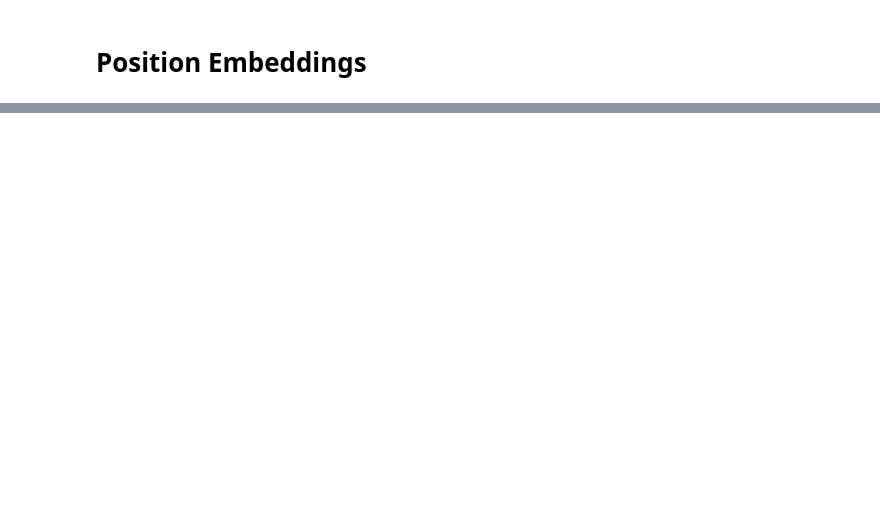
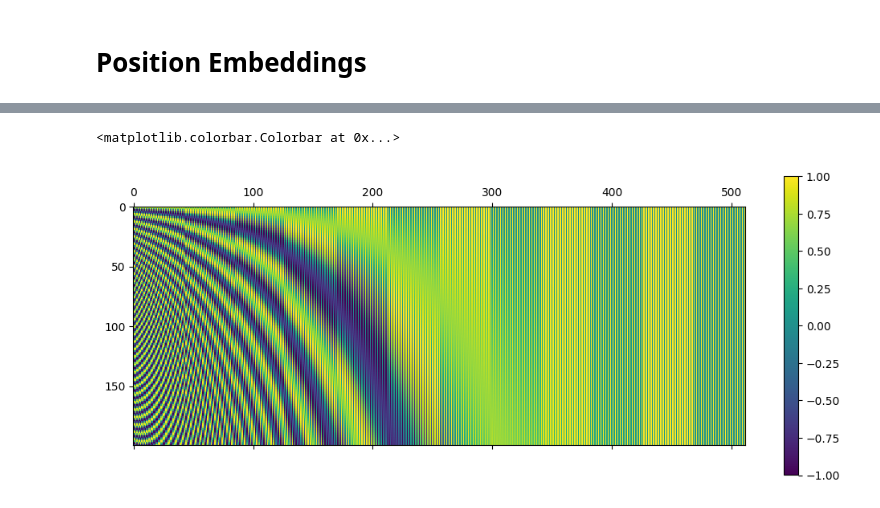
Before and after one commit to johntango/EmbeddingsWord2Vec, a Jupyter notebook: PositionEmbeddings/positionEmbedding.ipynb, the cells around one changed output, grey strips where cells are left out. Drawn from its saved outputs; the diff is of its cells as text; code cells hidden in the pictures; blank space fills up the shorter version.

Commit message:
Notebook added for CodeSpaces graphics

```diff
--- a/PositionEmbeddings/positionEmbedding.ipynb
+++ b/PositionEmbeddings/positionEmbedding.ipynb
@@ -37,4 +45,7 @@ for i in range(4):
 # %%
-P = getPositionEncoding(seq_len=100, d=512, n=10000)
+P = getPositionEncoding(seq_len=200, d=512, n=10000)
 cax = plt.matshow(P)
 plt.gcf().colorbar(cax)
+# %% [output]
+<matplotlib.colorbar.Colorbar at 0x...>
+[figure, added]
```
Also changed, not shown: parts of 4 cells of this notebook, 1 other file.
